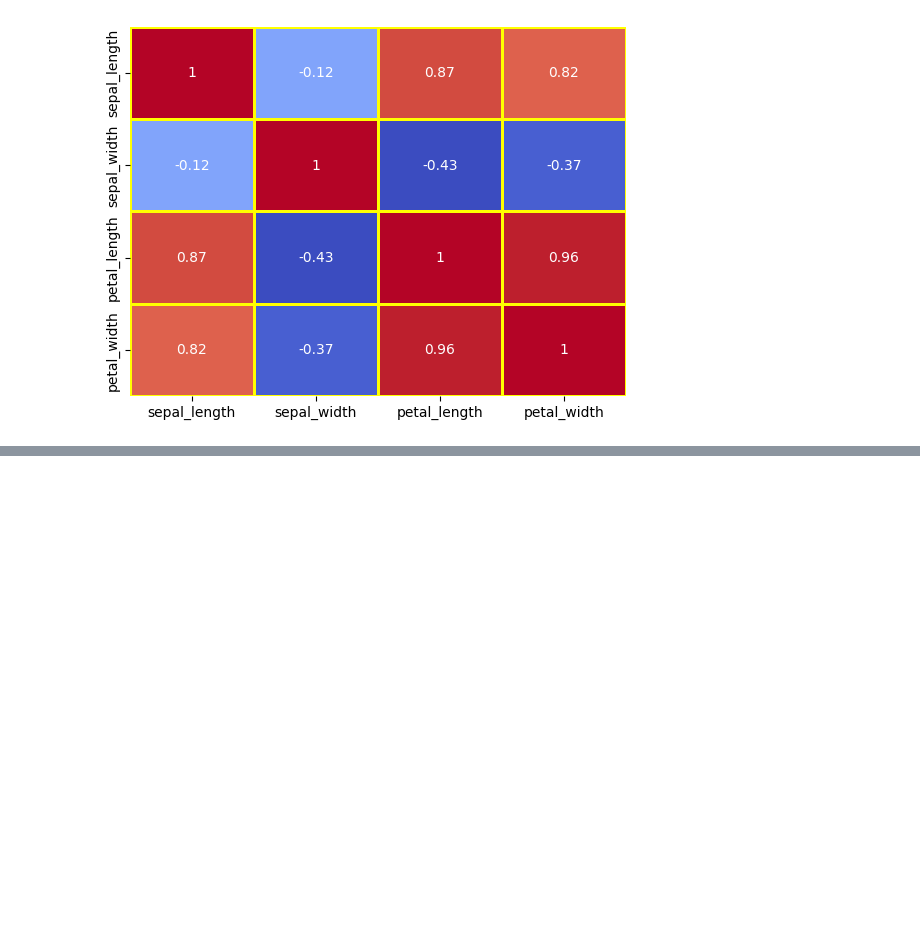
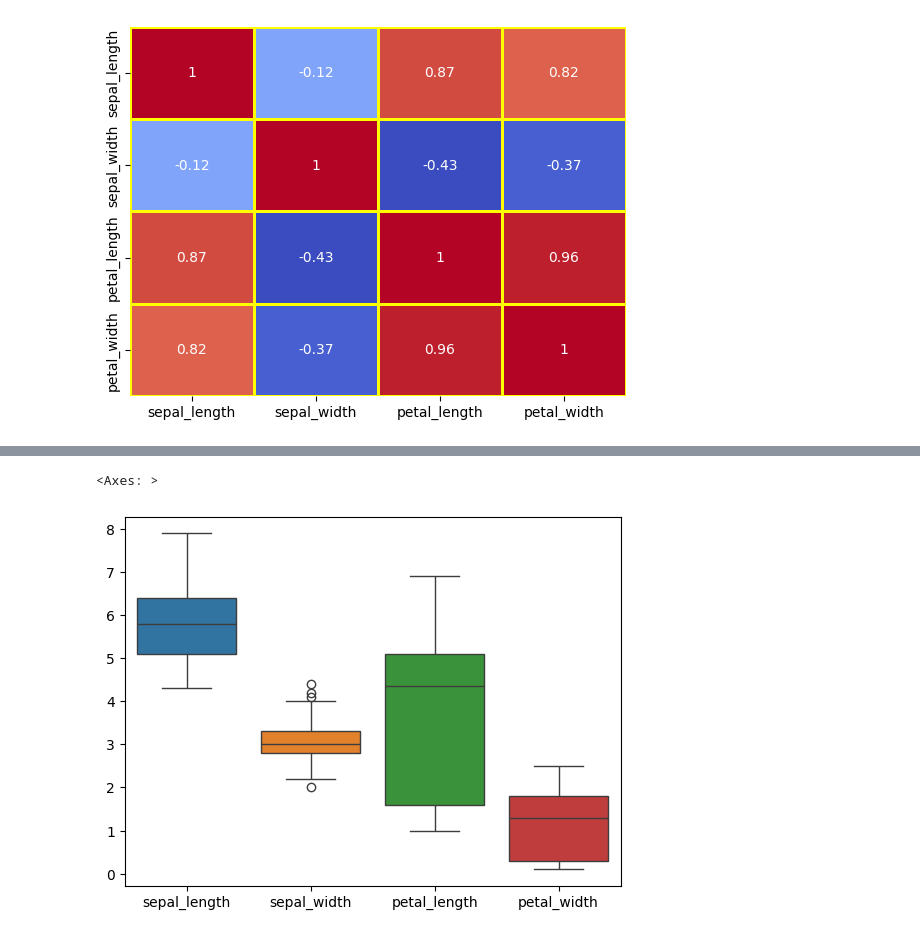
Before and after one commit to iamabirakash/Python, a Jupyter notebook: seabornGraphs.ipynb, the cells around one changed output, grey strips where cells are left out. Drawn from its saved outputs; the diff is of its cells as text; code cells hidden in the pictures; blank space fills up the shorter version.

Commit message:
Added BoxPlot using matlab

```diff
--- a/seabornGraphs.ipynb
+++ b/seabornGraphs.ipynb
@@ -50,0 +63,5 @@ sns.heatmap(data1.corr(),annot=True,cmap='coolwarm',linewidths=2,linecolor='yell
+# %%
+sns.boxplot(data1)
+# %% [output]
+<Axes: >
+[figure, added]
```
Also changed, not shown: parts of 3 cells of this notebook.
